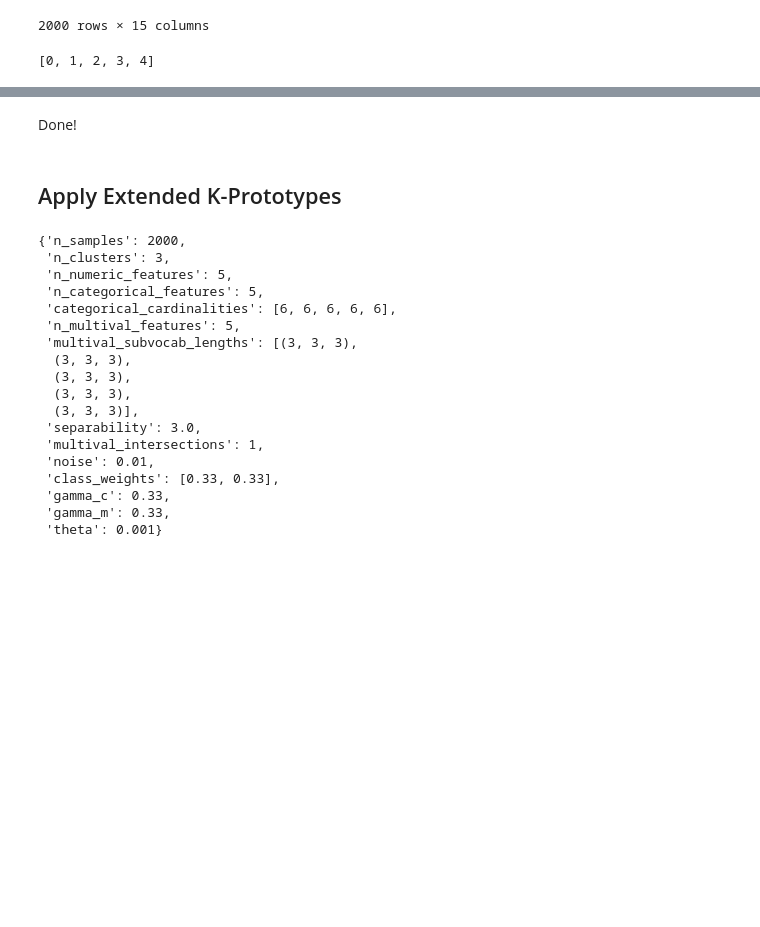
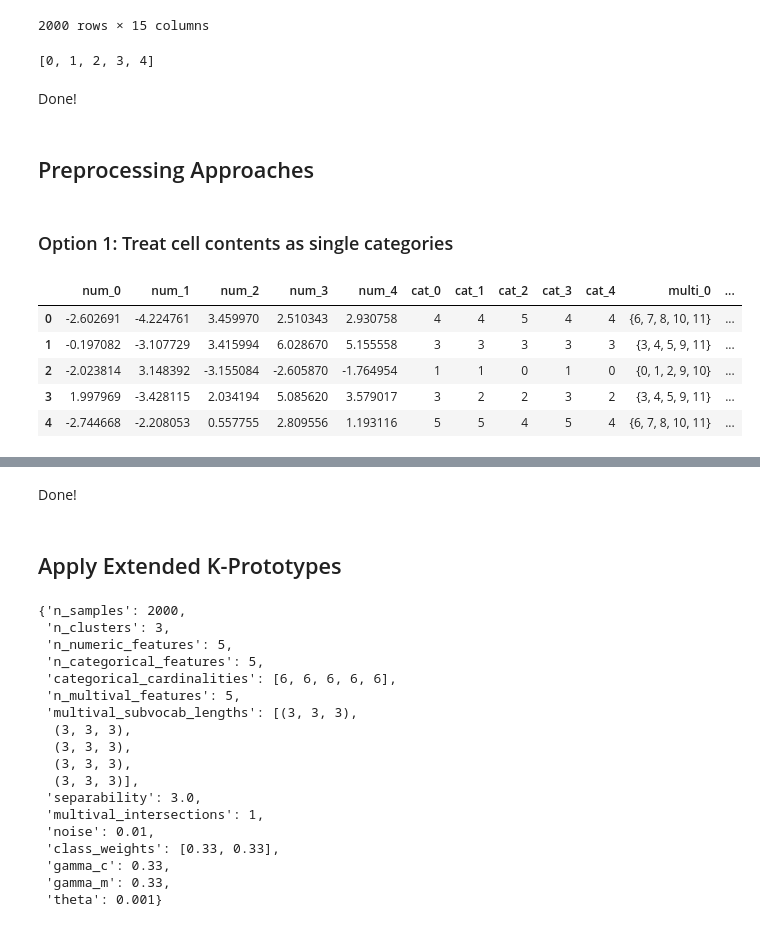
Before and after one commit to ManuelConcepcion/extended_kprototypes, a Jupyter notebook: extended_benchmark/benchmark_demonstration.ipynb, the cells around one changed output, grey strips where cells are left out. Drawn from its saved outputs; the diff is of its cells as text; code cells hidden in the pictures; blank space fills up the shorter version.

```diff
--- a/extended_benchmark/benchmark_demonstration.ipynb
+++ b/extended_benchmark/benchmark_demonstration.ipynb
@@ -354,12 +355,8 @@ def assign_multi_valued_features(class_labels:np.ndarray,
             attribute_label_dicts)
 # %%
 xmulti, multi_guide = assign_multi_valued_features(class_labels=y_true,
-                                                   subvocab_lengths=self.benchmarking_config['multival_subvocab_lengths'],
-                                                   level_of_intersection=self.benchmarking_config['multival_intersections'])
+                                                   subvocab_lengths=config_dict['multival_vocab_lens'],
+                                                   level_of_intersection=config_dict['multival_intersections'])
-# %%
-xmulti, multi_guide = assign_multi_valued_features(class_labels=y_true,
-                                                   subvocab_lengths=config_dict['multival_subvocab_lengths'],
-                                                   level_of_intersection=config_dict['multival_intersections'])
 # %%
 xmulti
 # %% [output]
@@ -454,3 +451,23 @@ joint_x
 index_reference['num']
 # %% [output]
 [0, 1, 2, 3, 4]
+# %% [markdown]
+Done!
+# %% [markdown]
+## Preprocessing Approaches
+# %% [markdown]
+### Option 1: Treat cell contents as single categories
+# %%
+option_1_df = joint_x.copy()
+
+for col in index_reference['multi']:
+    option_1_df.iloc[:, col] = option_1_df.iloc[:, col].astype(str)
+# %%
+option_1_df.head()
+# %% [output]
+|  | num_0 | num_1 | num_2 | num_3 | num_4 | cat_0 | cat_1 | cat_2 | cat_3 | cat_4 | multi_0 | ... |
+| 0 | -2.602691 | -4.224761 | 3.459970 | 2.510343 | 2.930758 | 4 | 4 | 5 | 4 | 4 | {6, 7, 8, 10, 11} | ... |
+| 1 | -0.197082 | -3.107729 | 3.415994 | 6.028670 | 5.155558 | 3 | 3 | 3 | 3 | 3 | {3, 4, 5, 9, 11} | ... |
+| 2 | -2.023814 | 3.148392 | -3.155084 | -2.605870 | -1.764954 | 1 | 1 | 0 | 1 | 0 | {0, 1, 2, 9, 10} | ... |
+| 3 | 1.997969 | -3.428115 | 2.034194 | 5.085620 | 3.579017 | 3 | 2 | 2 | 3 | 2 | {3, 4, 5, 9, 11} | ... |
+| 4 | -2.744668 | -2.208053 | 0.557755 | 2.809556 | 1.193116 | 5 | 5 | 4 | 5 | 4 | {6, 7, 8, 10, 11} | ... |
```
Also changed, not shown: parts of 27 cells of this notebook.
